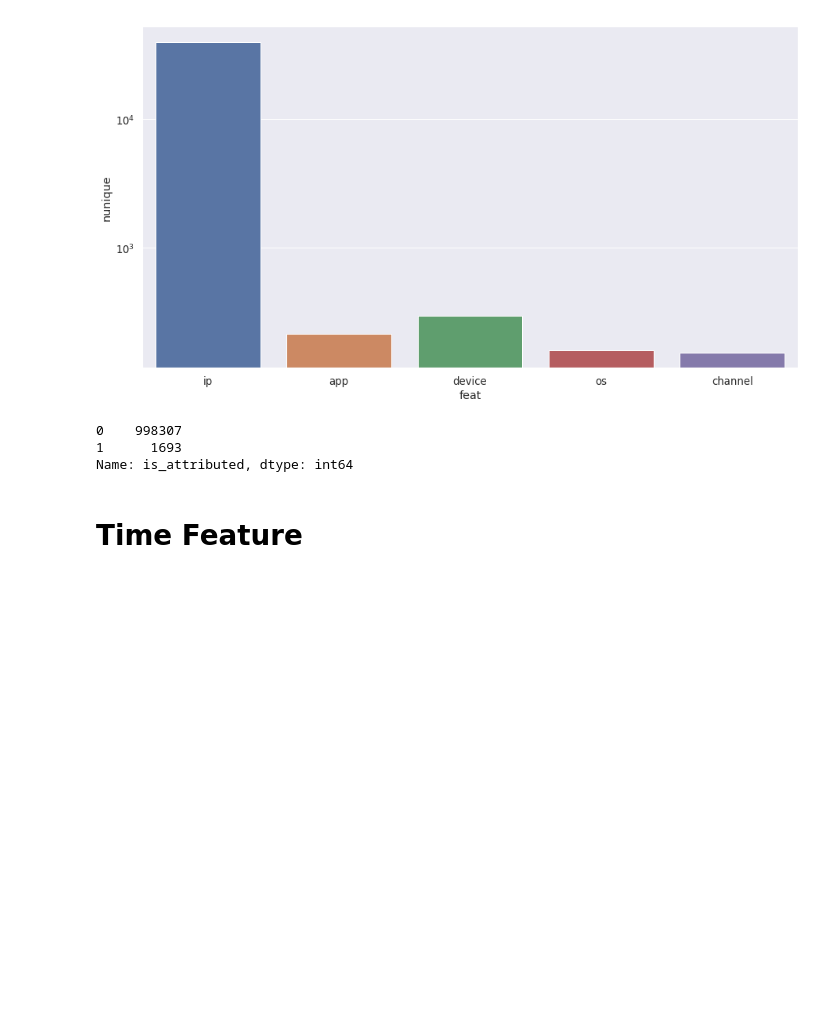
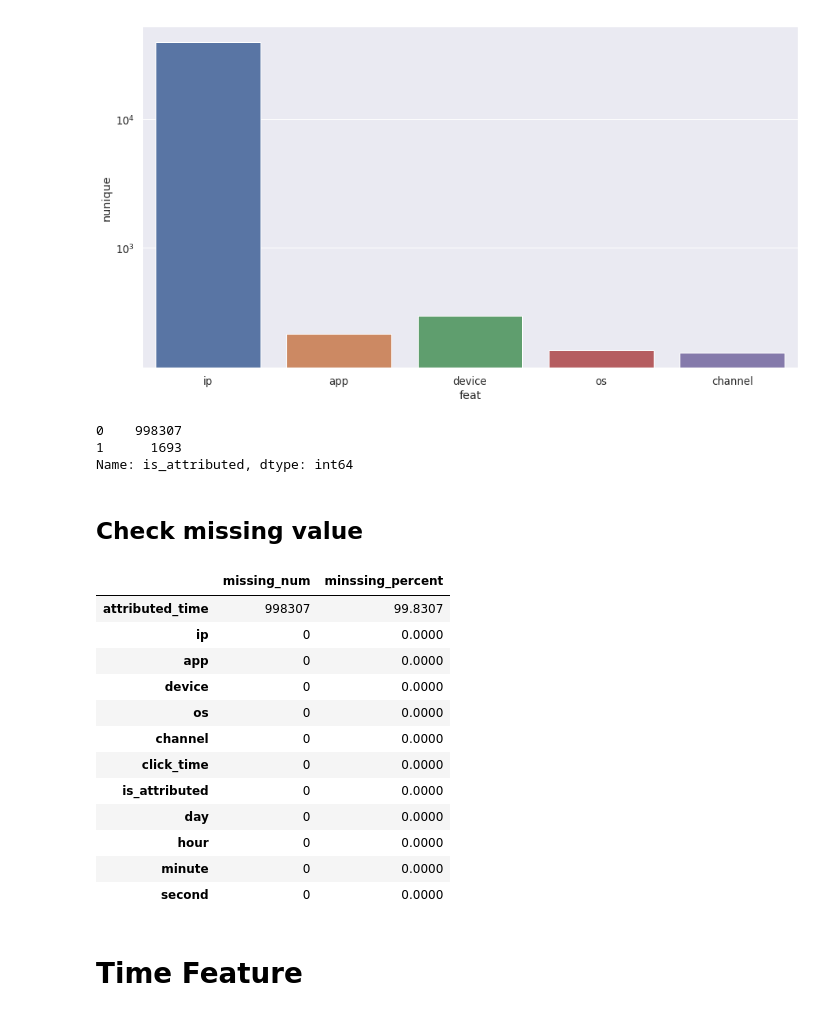
Before and after one commit to haataa/Talkingdata_Adtracking_Fraud_Detection, a Jupyter notebook: EDA.ipynb, the cells around one changed output. Saved outputs shown, nothing was run; the diff lists cells and outputs as text; code cells hidden in the pictures; blank space fills up the shorter version.

Commit message:
feat: check col missing value

```diff
--- a/EDA.ipynb
+++ b/EDA.ipynb
@@ -151,6 +157,39 @@ df_train['is_attributed'].value_counts()
 0    998307
 1      1693
 Name: is_attributed, dtype: int64
+# %% [markdown]
+## Check missing value
+# %%
+def check_missing_col(df,cols=None):
+    """check data frame column missing situation
+    Args
+    df: data frame.
+    cols: list. List of column names
+
+    Returns
+    missing_info: data frame.
+    """
+    if cols != None:
+        df = df[cols]
+    missing_num = df.isnull().sum().to_frame().rename(columns={0:'missing_num'})
+    missing_num['minssing_percent'] = df.isnull().mean()*100
+    return missing_num.sort_values(by='minssing_percent',ascending = False)
+# %%
+check_missing_col(df_train)
+# %% [output]
+|  | missing_num | minssing_percent |
+| attributed_time | 998307 | 99.8307 |
+| ip | 0 | 0.0000 |
+| app | 0 | 0.0000 |
+| device | 0 | 0.0000 |
+| os | 0 | 0.0000 |
+| channel | 0 | 0.0000 |
+| click_time | 0 | 0.0000 |
+| is_attributed | 0 | 0.0000 |
+| day | 0 | 0.0000 |
+| hour | 0 | 0.0000 |
+| minute | 0 | 0.0000 |
+| second | 0 | 0.0000 |
 # %% [markdown]
 # Time Feature
 # %% [markdown]
```
Also changed, not shown: parts of 3 cells of this notebook.
